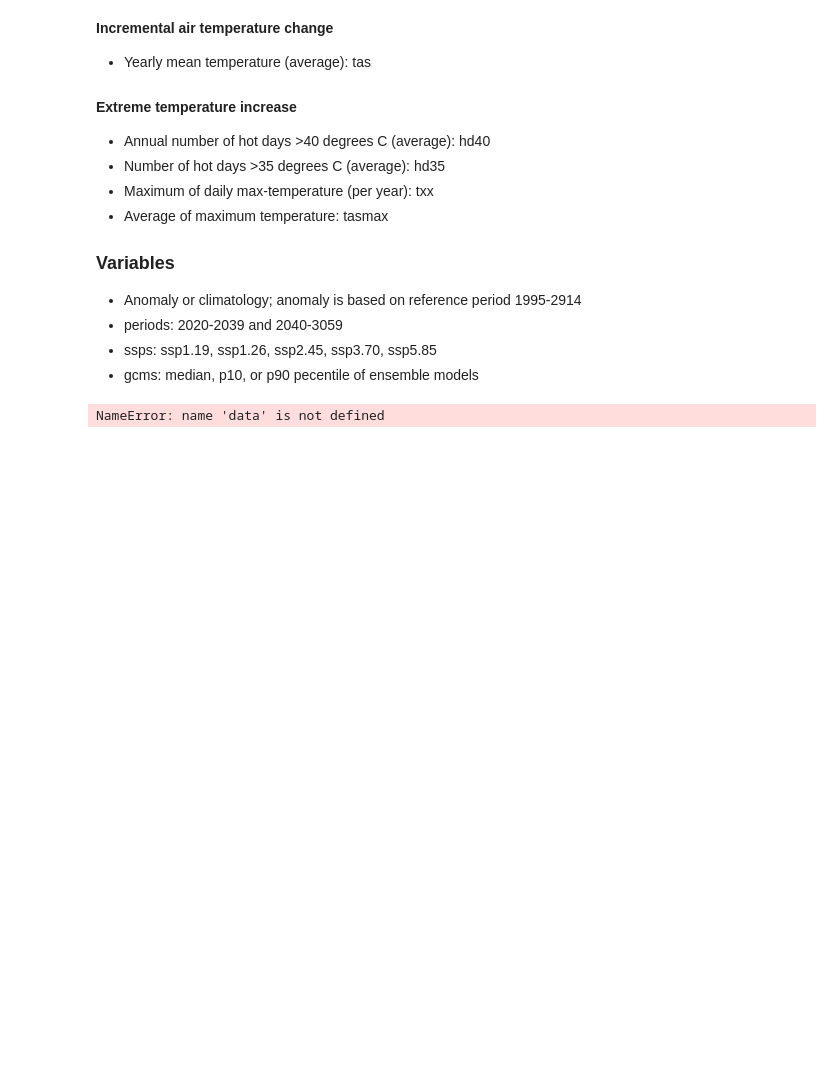
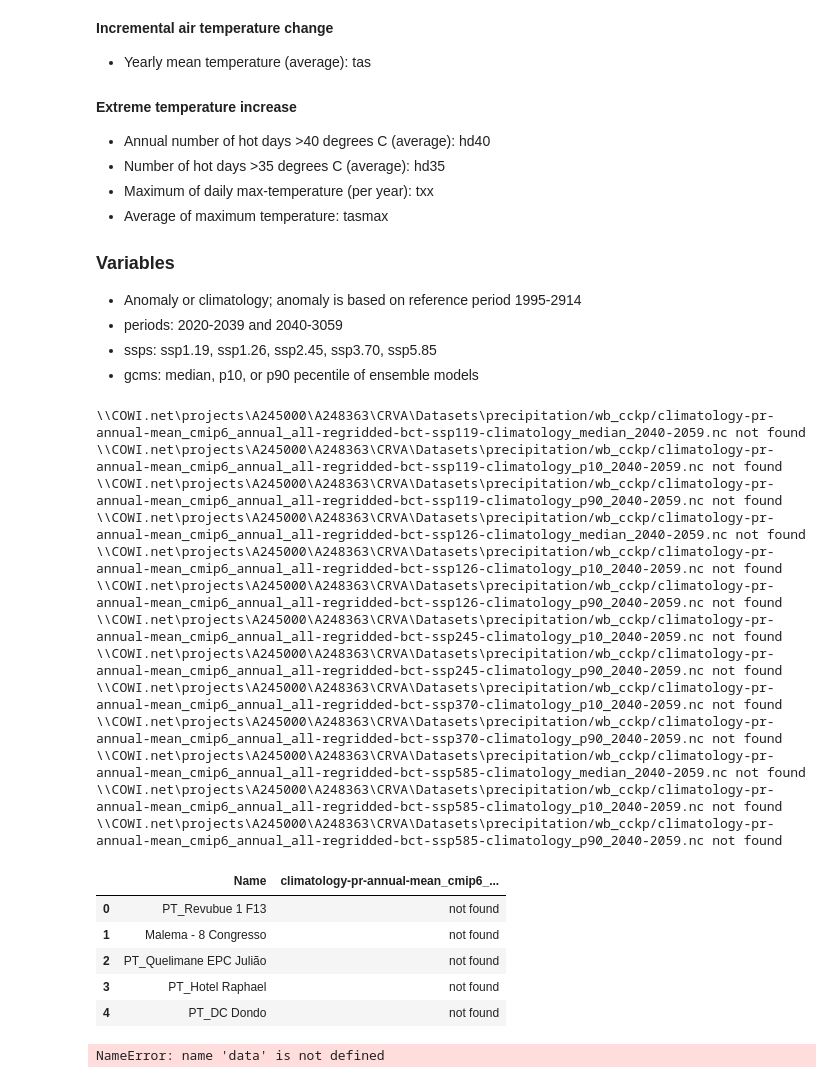
Before and after one commit to RaphaelPB/CRVA_tool, a Jupyter notebook: CRVA_quicktool_server.ipynb, the cells around one changed output. Cells and saved outputs as stored; diff of their text form; code cells hidden in the pictures; blank space fills up the shorter version.

Commit message:
general file path

```diff
--- a/CRVA_quicktool_server.ipynb
+++ b/CRVA_quicktool_server.ipynb
@@ -49,15 +49,15 @@ import os.path
 
 cwd=os.getcwd()
 main=os.path.abspath(os.path.join(cwd, os.pardir))
-data_folder=os.path.join(main,'dataset')
+#data_folder=os.path.join(main,'dataset')
+data_folder=r'\\COWI.net\projects\A245000\A248363\CRVA\Datasets'
 
-data_folder=r'\\COWI.net\projects\A245000\A248363\CRVA\Datasets'
 #Shapefile wiht locations of interest
-project_location_path=os.path.join(data_folder,'mozambique/locations_five.shp')
+project_location_path=os.path.join(data_folder,'mozambique\locations_five.shp')
 #study boundary
-study_area_path=os.path.join(data_folder,'mozambique/mozambique.shp')
+study_area_path=os.path.join(data_folder,'mozambique\mozambique.shp')
 #Sea_area -- different study boundary, to be used for assessment along coastlines
-sea_area_path=os.path.join(data_folder,'mozambique/sea_area.shp')
+sea_area_path=os.path.join(data_folder,'mozambique\sea_area.shp')
 
 project_id='Name' #name of column used as id
 
@@ -190,13 +173,13 @@ gcms=['median','p10','p90'] #['median','p10','p90']
 variables= {
     #Temperature
         #era/cru
-          #  'climatology-hd35-annual-mean_era':{'periods':['1991-2020']},
+            'climatology-hd35-annual-mean_era':{'periods':['1991-2020']},
            # 'climatology-hd40-annual-mean_era':{'periods':['1991-2020']},
           #  'climatology-tasmax-annual-mean_era':{'periods':['1991-2020']},
           #  'climatology-tas-annual-mean_era':{'periods':['1991-2020']},
            # 'climatology-tasmax-annual-mean_cru':{'perio
           #  'climatology-hd40':{'periods':periods_future,'ssps':ssps,'gcms':gcms},
-          #  'anomaly-hd40':{'periods':periods_future,'ssps':ssps,'gcms':gcms},
+            'anomaly-hd40':{'periods':periods_future,'ssps':ssps,'gcms':gcms},
           #  'anomaly-hd35':{'periods':periods_future,'ssps':ssps,'gcms':gcms},
           #  'anomaly-tasmax':{'periods':periods_future,'ssps':ssps,'gcms':gcms},
           #  'anomaly-txx':{'periods':periods_future,'ssps':ssps,'gcms':gcms}, #txx=maximum of daily max temperature
@@ -217,11 +200,11 @@ variables= {
          #   'climatology-rx5day-annual-mean_cmip6_annual':{'periods':periods_future,'ssps':ssps,'gcms':gcms},
          #   'climatology-rx1day-annual-mean_cmip6_annual':{'periods':periods_future,'ssps':ssps,'gcms':gcms},
          #   'climatology-pr-monthly-mean_cmip6_monthly':{'periods':periods_future,'ssps':ssps,'gcms':gcms},
-          #  'climatology-pr-annual-mean_cmip6_annual':{'periods':periods_future,'ssps':ssps,'gcms':gcms},
+            'climatology-pr-annual-mean_cmip6_annual':{'periods':periods_future,'ssps':ssps,'gcms':gcms},
      # 'anomaly-pr-annual-mean_cmip6_annual':{'periods':periods_future,'ssps':ssps,'gcms':gcms},
            # 'climatology-pr-seasonal-mean_cmip6_seasonal':{'periods':periods_future,'ssps':ssps,'gcms':gcms},
-            'changefactorfaep100yr-rx1day-period-mean_cmip6_period':{'periods':periods_future,'ssps':ssps,'gcms':gcms},
-            'anomaly-pr-monthly-mean_cmip6_monthly':{'periods':periods_future,'ssps':ssps,'gcms':gcms}
+            #'changefactorfaep100yr-rx1day-period-mean_cmip6_period':{'periods':periods_future,'ssps':ssps,'gcms':gcms},
+            #'anomaly-pr-monthly-mean_cmip6_monthly':{'periods':periods_future,'ssps':ssps,'gcms':gcms}
             }
 
 #Create multi index for cckp_output
@@ -243,39 +226,56 @@ cckp_output=pd.DataFrame(index=mindex,columns=projects[project_id])
 for var in variables.keys():
     for period in variables[var]['periods']:
         if period in ['1991-2020']: # for era/cru data
             varname='_'.join((var,period))
             data_path=get_cckp_file_name(var,period=period)
             if os.path.exists(data_path):
                 data=read_cckp_ncdata(data_path)
                 stats=pd.DataFrame(zonal_stats(vectors=projects_buf, raster=data,all_touched=True, stats='mean'))
                 projects[varname]=stats
                 #cckp_output.loc[:,idx[var,period,:,:]]=stats.values
                 cckp_output.loc[idx[var,period,'past',:],:]=stats.T.values
             else:
                 #print(data_path,"not found")
                 projects[varname]='not found'
         elif period not in ['1991-2020']: #for realtime data
                 for ssp in variables[var]['ssps']:
                     for gcm in variables[var]['gcms']:
                         varname='_'.join((var,period,ssp,gcm))
-                        data_path=get_cckp_file_name(var,ssp=ssp,period=period,gcm=gcm)
+                        data_path=get_cckp_file_name(var,ssp=ssp,period=period,gcm=gcm,data_folder=data_folder)
                         if os.path.exists(data_path):
                             data=read_cckp_ncdata(data_path)
                             stats=pd.DataFrame(zonal_stats(vectors=projects_buf, raster=data,all_touched=True, stats='mean'))
                             projects[varname]=stats
                             #cckp_output.loc[:,idx[var,period,ssp,gcm]]=stats.values
                             cckp_output.loc[idx[var,period,ssp,gcm],:]=stats.T.values
                         else:
-                            #print(data_path,"not found")
+                            print(data_path,"not found")
                             projects[varname]='not found'
 
-
-
-
+#cckp_output
 cckp_output.to_csv('outputs/cckp_output.csv')
 
 projects[[project_id,varname]].head()
-#cckp_output
+# %% [output]
+\\COWI.net\projects\A245000\A248363\CRVA\Datasets\precipitation/wb_cckp/climatology-pr-annual-mean_cmip6_annual_all-regridded-bct-ssp119-climatology_median_2040-2059.nc not found
+\\COWI.net\projects\A245000\A248363\CRVA\Datasets\precipitation/wb_cckp/climatology-pr-annual-mean_cmip6_annual_all-regridded-bct-ssp119-climatology_p10_2040-2059.nc not found
+\\COWI.net\projects\A245000\A248363\CRVA\Datasets\precipitation/wb_cckp/climatology-pr-annual-mean_cmip6_annual_all-regridded-bct-ssp119-climatology_p90_2040-2059.nc not found
+\\COWI.net\projects\A245000\A248363\CRVA\Datasets\precipitation/wb_cckp/climatology-pr-annual-mean_cmip6_annual_all-regridded-bct-ssp126-climatology_median_2040-2059.nc not found
+\\COWI.net\projects\A245000\A248363\CRVA\Datasets\precipitation/wb_cckp/climatology-pr-annual-mean_cmip6_annual_all-regridded-bct-ssp126-climatology_p10_2040-2059.nc not found
+\\COWI.net\projects\A245000\A248363\CRVA\Datasets\precipitation/wb_cckp/climatology-pr-annual-mean_cmip6_annual_all-regridded-bct-ssp126-climatology_p90_2040-2059.nc not found
+\\COWI.net\projects\A245000\A248363\CRVA\Datasets\precipitation/wb_cckp/climatology-pr-annual-mean_cmip6_annual_all-regridded-bct-ssp245-climatology_p10_2040-2059.nc not found
+\\COWI.net\projects\A245000\A248363\CRVA\Datasets\precipitation/wb_cckp/climatology-pr-annual-mean_cmip6_annual_all-regridded-bct-ssp245-climatology_p90_2040-2059.nc not found
+\\COWI.net\projects\A245000\A248363\CRVA\Datasets\precipitation/wb_cckp/climatology-pr-annual-mean_cmip6_annual_all-regridded-bct-ssp370-climatology_p10_2040-2059.nc not found
+\\COWI.net\projects\A245000\A248363\CRVA\Datasets\precipitation/wb_cckp/climatology-pr-annual-mean_cmip6_annual_all-regridded-bct-ssp370-climatology_p90_2040-2059.nc not found
+\\COWI.net\projects\A245000\A248363\CRVA\Datasets\precipitation/wb_cckp/climatology-pr-annual-mean_cmip6_annual_all-regridded-bct-ssp585-climatology_median_2040-2059.nc not found
+\\COWI.net\projects\A245000\A248363\CRVA\Datasets\precipitation/wb_cckp/climatology-pr-annual-mean_cmip6_annual_all-regridded-bct-ssp585-climatology_p10_2040-2059.nc not found
+\\COWI.net\projects\A245000\A248363\CRVA\Datasets\precipitation/wb_cckp/climatology-pr-annual-mean_cmip6_annual_all-regridded-bct-ssp585-climatology_p90_2040-2059.nc not found
+|  | Name | climatology-pr-annual-mean_cmip6_... |
+| 0 | PT_Revubue 1 F13 | not found |
+| 1 | Malema - 8 Congresso | not found |
+| 2 | PT_Quelimane EPC Julião | not found |
+| 3 | PT_Hotel Raphael | not found |
+| 4 | PT_DC Dondo | not found |
 # %%
 
 #Plooting chosen dataset
```
Also changed, not shown: parts of 2 cells of this notebook, 2 other files.
